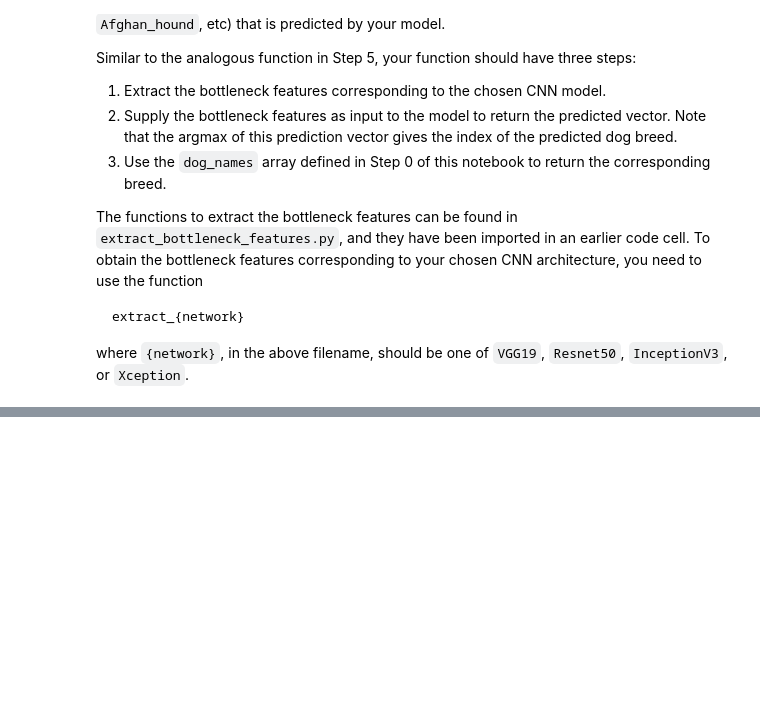
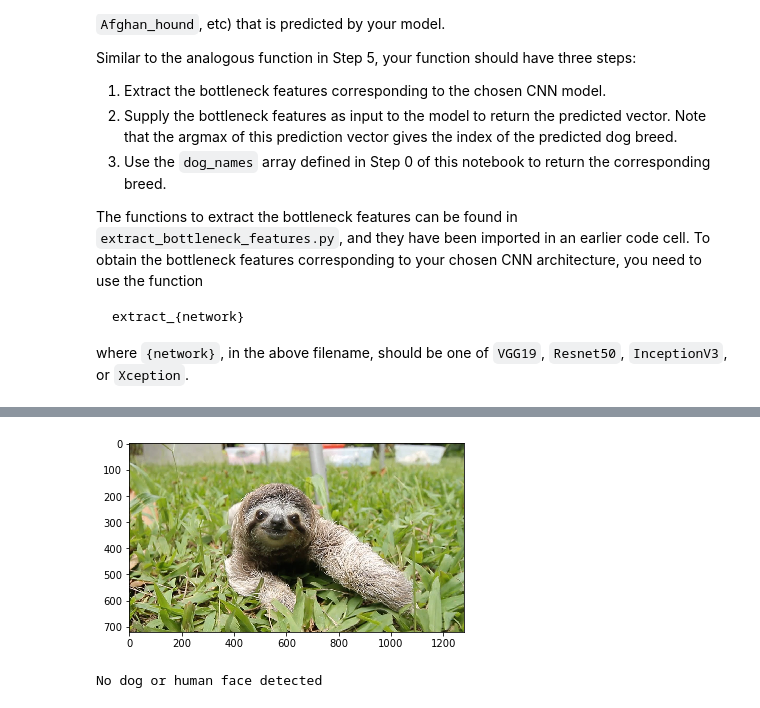
Before and after one commit to pmanlukas/dogclassifier, a Jupyter notebook: dog_app.ipynb, the cells around one changed output, grey strips where cells are left out. Cells and saved outputs as stored; diff of their text form; code cells hidden in the pictures; blank space fills up the shorter version.

```diff
--- a/dog_app.ipynb
+++ b/dog_app.ipynb
@@ -717,0 +828,5 @@ __Answer:__
+# %%
+detector('images/slothone.jpg')
+# %% [output]
+[figure, added]
+No dog or human face detected
```
Also changed, not shown: parts of 28 cells of this notebook, 9 other files.
